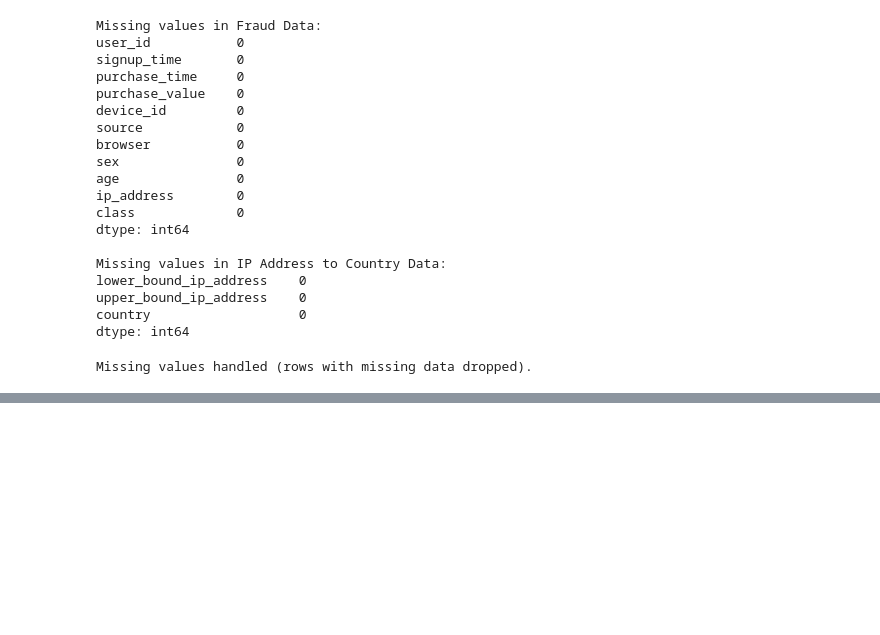
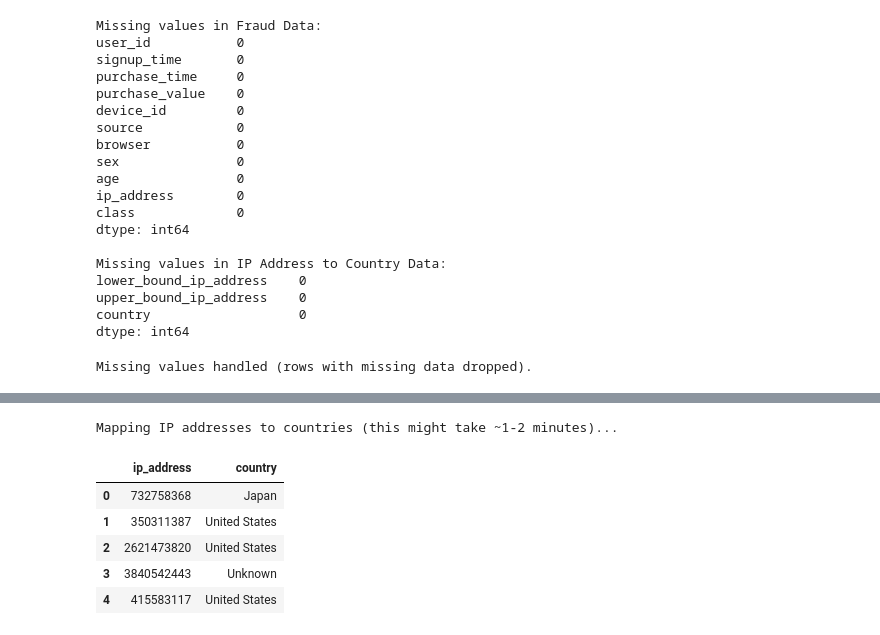
Before and after one commit to Liya-F/fraud-detection-for-eCommerce-w8, a Jupyter notebook: notebooks/data_preprocessing.ipynb, the cells around one changed output, grey strips where cells are left out. Drawn from its saved outputs; the diff is of its cells as text; code cells hidden in the pictures; blank space fills up the shorter version.

```diff
--- a/notebooks/data_preprocessing.ipynb
+++ b/notebooks/data_preprocessing.ipynb
@@ -42,0 +129,20 @@ Missing values handled (rows with missing data dropped).
+# %%
+# Create GeoMapper instance
+geo = GeoMapper(fraud_df, ip_country_df)
+
+# Convert IP column to int
+fraud_df = geo.convert_ip_column()
+
+# Map IPs to countries
+fraud_df = geo.map_ip_to_country()
+
+# Quick check
+fraud_df[['ip_address', 'country']].head()
+# %% [output]
+Mapping IP addresses to countries (this might take ~1-2 minutes)...
+|  | ip_address | country |
+| 0 | 732758368 | Japan |
+| 1 | 350311387 | United States |
+| 2 | 2621473820 | United States |
+| 3 | 3840542443 | Unknown |
+| 4 | 415583117 | United States |
```
Also changed, not shown: parts of 9 cells of this notebook, 1 other file.
